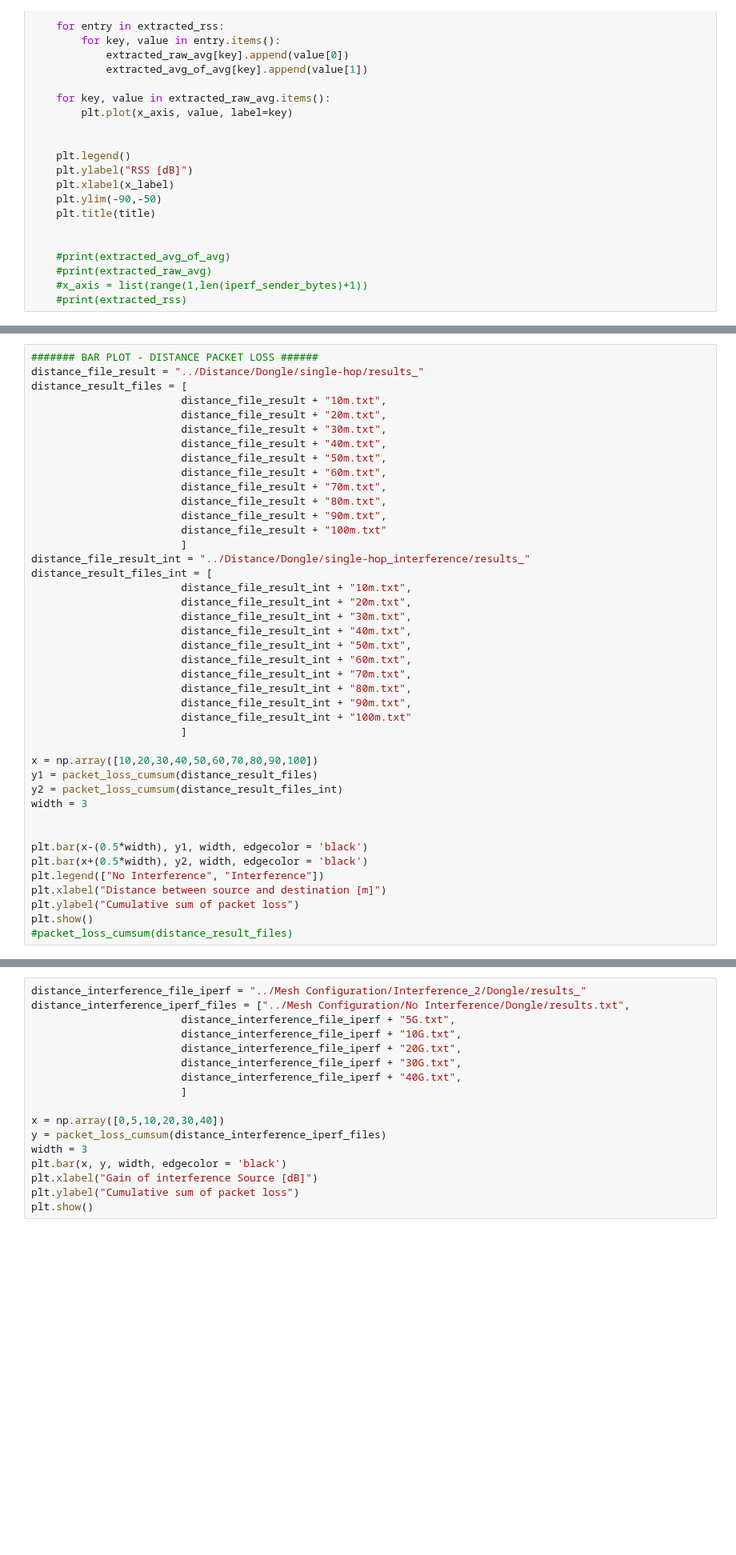
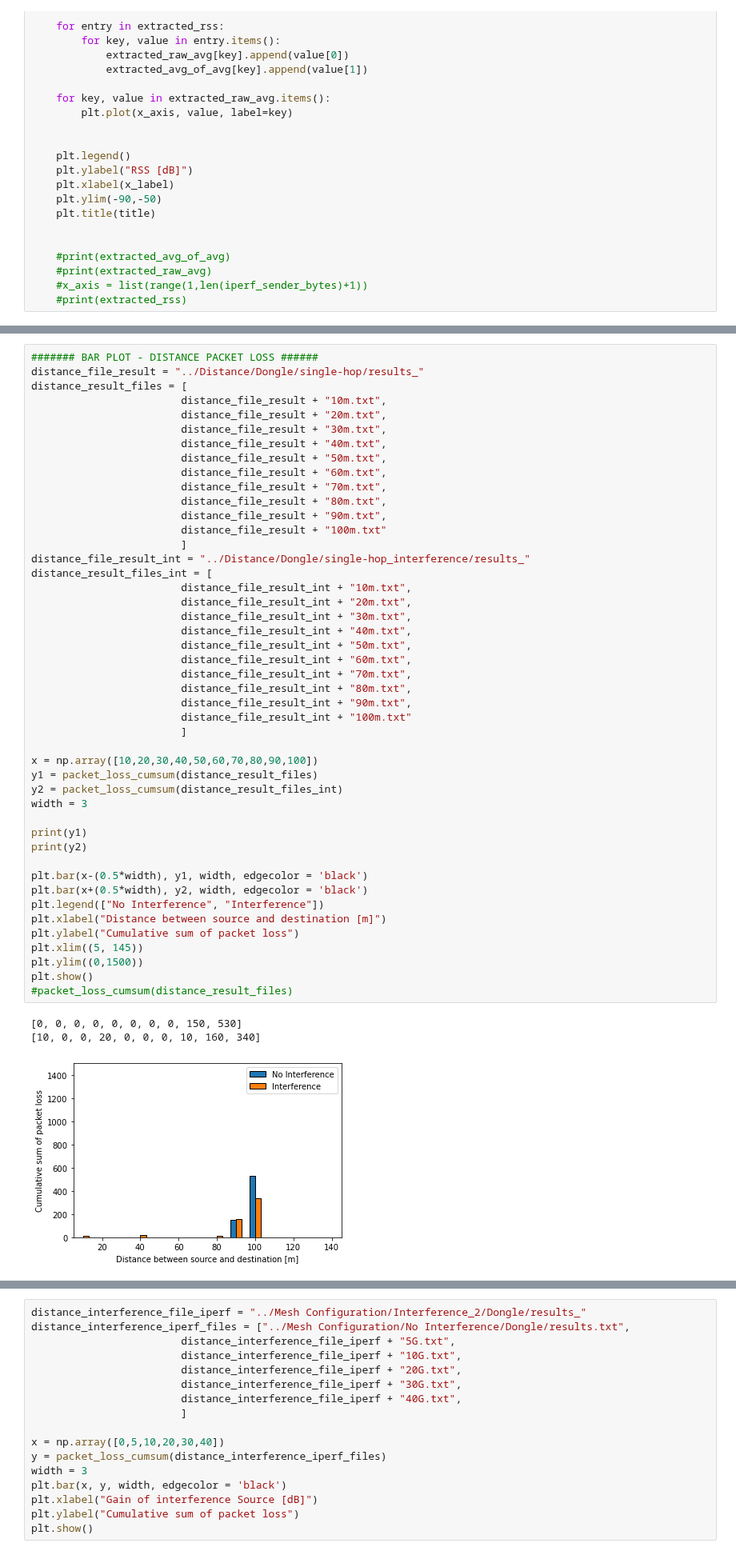
Before and after one commit to k00ziex/MastersThesis_FANETs_Fall_2022, a Jupyter notebook: Data_processing/Data_Visualization.ipynb, the cells around one changed output, grey strips where cells are left out. Shown at 80% size. Drawn from its saved outputs; the diff is of its cells as text; blank space fills up the shorter version.

```diff
--- a/Data_processing/Data_Visualization.ipynb
+++ b/Data_processing/Data_Visualization.ipynb
@@ -624,33 +625,41 @@ distance_result_files = [
                         distance_file_result + "90m.txt",
                         distance_file_result + "100m.txt"
                         ]
 distance_file_result_int = "../Distance/Dongle/single-hop_interference/results_"
 distance_result_files_int = [
                         distance_file_result_int + "10m.txt",
                         distance_file_result_int + "20m.txt",
                         distance_file_result_int + "30m.txt",
                         distance_file_result_int + "40m.txt",
                         distance_file_result_int + "50m.txt",
                         distance_file_result_int + "60m.txt",
                         distance_file_result_int + "70m.txt",
                         distance_file_result_int + "80m.txt",
                         distance_file_result_int + "90m.txt",
                         distance_file_result_int + "100m.txt"
                         ]
 
 x = np.array([10,20,30,40,50,60,70,80,90,100])
 y1 = packet_loss_cumsum(distance_result_files)
 y2 = packet_loss_cumsum(distance_result_files_int)
 width = 3
 
+print(y1)
+print(y2)
 
 plt.bar(x-(0.5*width), y1, width, edgecolor = 'black')
 plt.bar(x+(0.5*width), y2, width, edgecolor = 'black')
 plt.legend(["No Interference", "Interference"])
 plt.xlabel("Distance between source and destination [m]")
 plt.ylabel("Cumulative sum of packet loss")
+plt.xlim((5, 145))
+plt.ylim((0,1500))
 plt.show()
 #packet_loss_cumsum(distance_result_files)
+# %% [output]
+[0, 0, 0, 0, 0, 0, 0, 0, 150, 530]
+[10, 0, 0, 20, 0, 0, 0, 10, 160, 340]
+[figure, added]
 # %%
 distance_file_result = "../Distance/Dongle/Multi-hop/results_"
 distance_result_files = [
```
Also changed, not shown: parts of 5 cells of this notebook, 2 other files.
